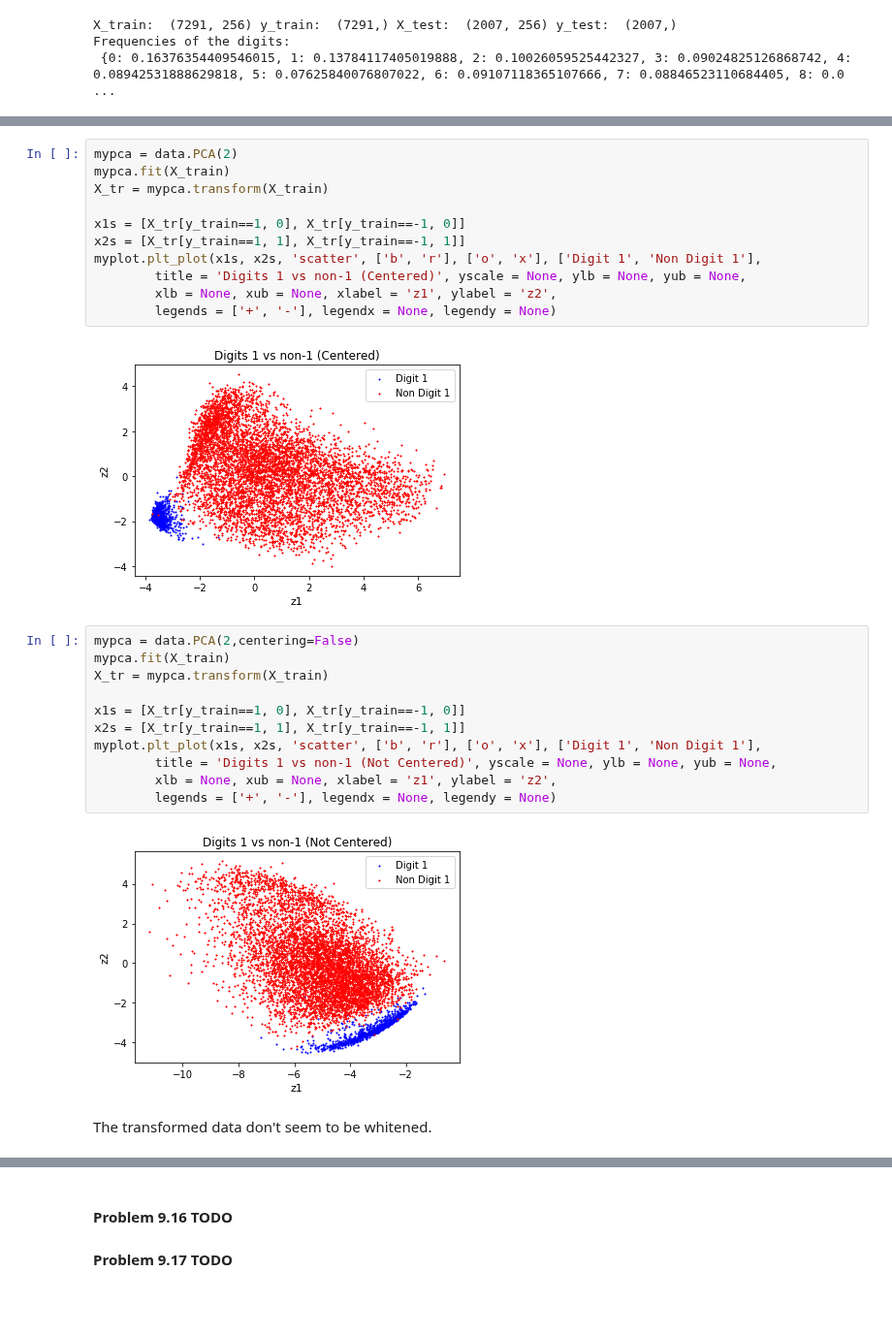
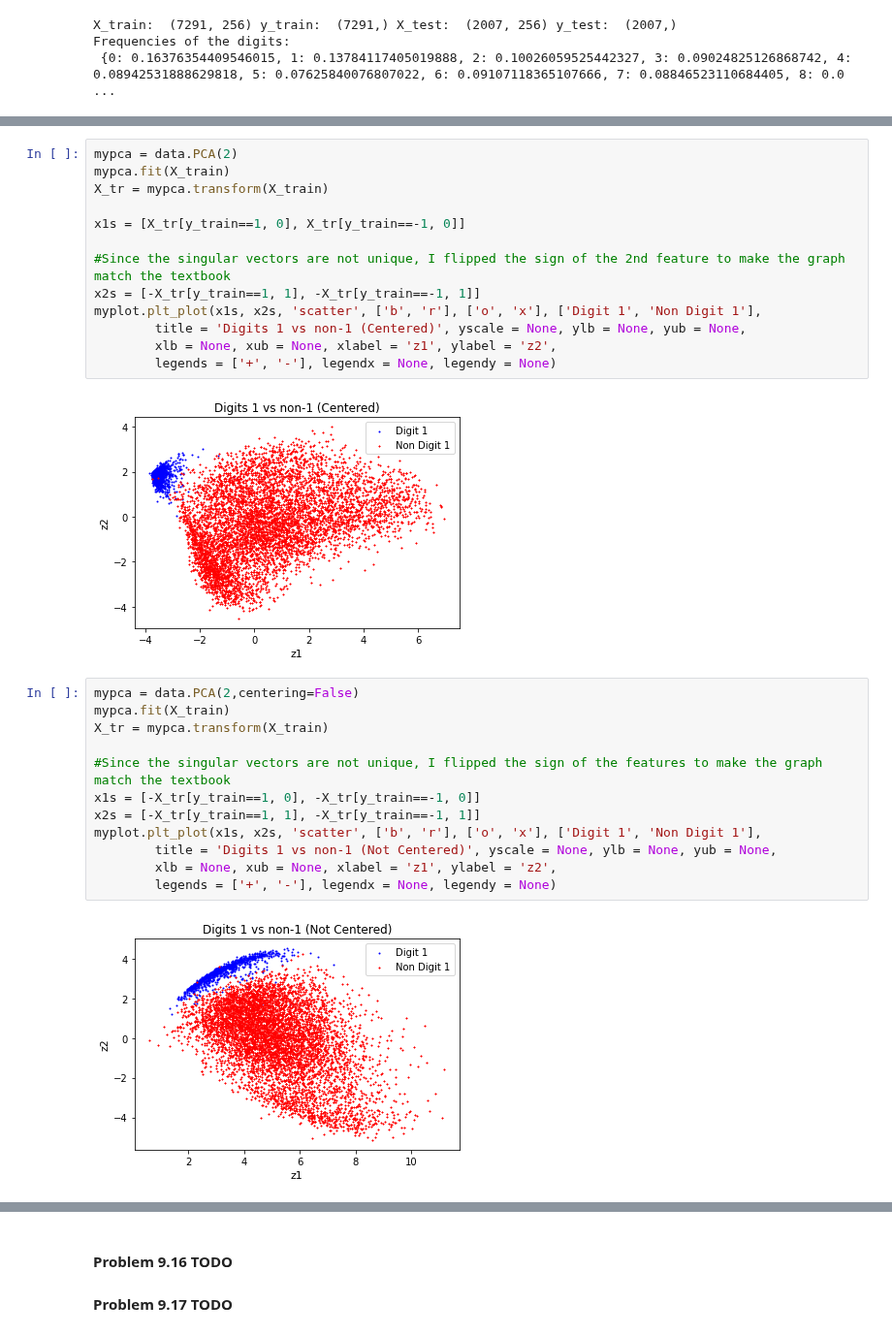
Before and after one commit to niuers/Learning-From-Data-A-Short-Course, a Jupyter notebook: Solutions to Chapter 9 Learning Aides.ipynb, the cells around one changed output, grey strips where cells are left out. Shown at 97% size. Cells and saved outputs as stored; diff of their text form; blank space fills up the shorter version.

```diff
--- a/Solutions to Chapter 9 Learning Aides.ipynb
+++ b/Solutions to Chapter 9 Learning Aides.ipynb
@@ -549,25 +559,26 @@ mypca.fit(X_train)
 X_tr = mypca.transform(X_train)
 
 x1s = [X_tr[y_train==1, 0], X_tr[y_train==-1, 0]]
-x2s = [X_tr[y_train==1, 1], X_tr[y_train==-1, 1]]
+
+#Since the singular vectors are not unique, I flipped the sign of the 2nd feature to make the graph match the textbook
+x2s = [-X_tr[y_train==1, 1], -X_tr[y_train==-1, 1]]
 myplot.plt_plot(x1s, x2s, 'scatter', ['b', 'r'], ['o', 'x'], ['Digit 1', 'Non Digit 1'],
         title = 'Digits 1 vs non-1 (Centered)', yscale = None, ylb = None, yub = None,
         xlb = None, xub = None, xlabel = 'z1', ylabel = 'z2',
         legends = ['+', '-'], legendx = None, legendy = None)
 # %% [output]
-[figure, old version]
+[figure, new version]
 # %%
 mypca = data.PCA(2,centering=False)
 mypca.fit(X_train)
 X_tr = mypca.transform(X_train)
 
-x1s = [X_tr[y_train==1, 0], X_tr[y_train==-1, 0]]
-x2s = [X_tr[y_train==1, 1], X_tr[y_train==-1, 1]]
+#Since the singular vectors are not unique, I flipped the sign of the features to make the graph match the textbook
+x1s = [-X_tr[y_train==1, 0], -X_tr[y_train==-1, 0]]
+x2s = [-X_tr[y_train==1, 1], -X_tr[y_train==-1, 1]]
 myplot.plt_plot(x1s, x2s, 'scatter', ['b', 'r'], ['o', 'x'], ['Digit 1', 'Non Digit 1'],
         title = 'Digits 1 vs non-1 (Not Centered)', yscale = None, ylb = None, yub = None,
         xlb = None, xub = None, xlabel = 'z1', ylabel = 'z2',
         legends = ['+', '-'], legendx = None, legendy = None)
 # %% [output]
-[figure, old version]
+[figure, new version]
-# %% [markdown]
-The transformed data don't seem to be whitened.
```
Also changed, not shown: parts of 32 cells of this notebook, 2 other files.
